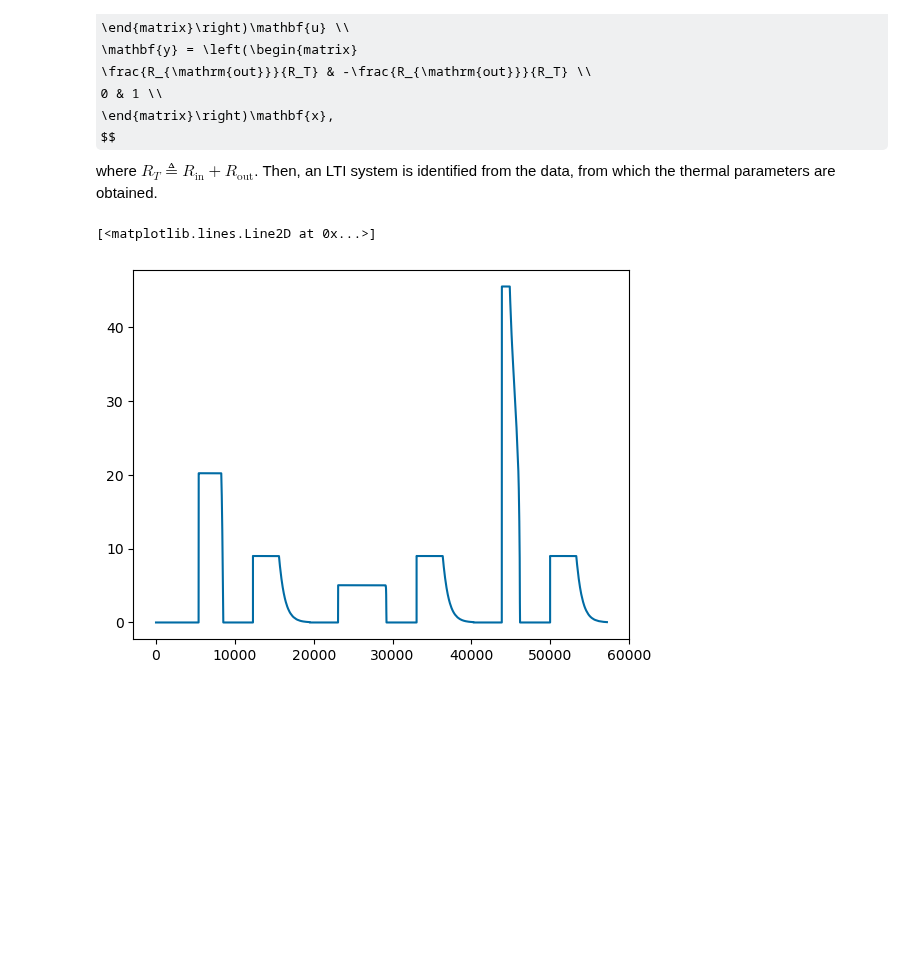
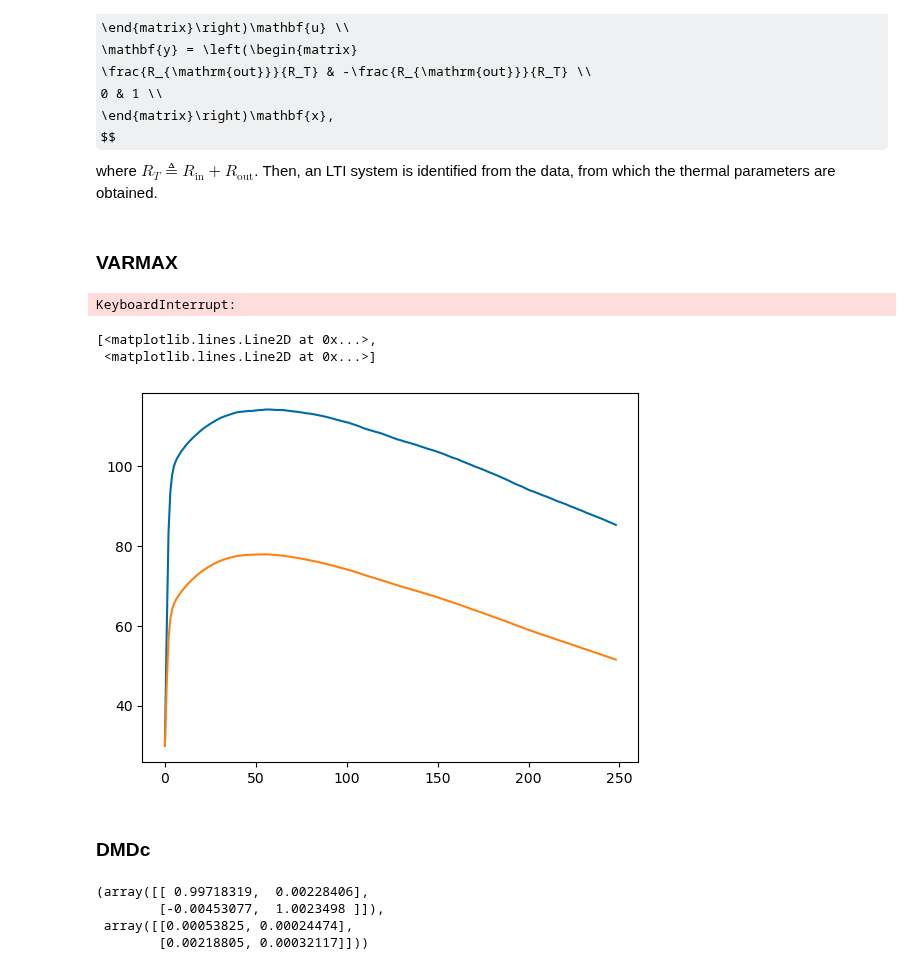
Before and after one commit to prognostics-lab/lion, a Jupyter notebook: data_raw/240209_temptest_C6B2.ipynb, the cells around one changed output. Drawn from its saved outputs; the diff is of its cells as text; code cells hidden in the pictures; some formulas as TeX source; blank space fills up the shorter version.

Commit message:
Added a DMDc implementation for parameter identification

```diff
--- a/data_raw/240209_temptest_C6B2.ipynb
+++ b/data_raw/240209_temptest_C6B2.ipynb
@@ -276,5 +276,47 @@ gen_heat_segs = [models.generated_heat_from_current(current, temp, soc, INTERNAL
+# %% [markdown]
+### VARMAX
+# %%
+_TRAINING_SEGMENT = -1
+
+endog = np.array([temp_sur_segs[_TRAINING_SEGMENT], temp_air_segs[_TRAINING_SEGMENT]]).T
+exog = np.array([chamber_sp_segs[_TRAINING_SEGMENT], gen_heat_segs[_TRAINING_SEGMENT]]).T
+
+model = VARMAX(endog, exog, (2, 2), measurement_error=True)
+# %%
+res = model.fit(maxiter=1000)
+print(res.summary())
+# %% [output]
+KeyboardInterrupt:
+# %%
+_IDX = 249
+a = res.simulate(_IDX, exog=np.array([chamber_sp_segs[2], gen_heat_segs[2]]).T[:_IDX, :], initial_state=30 * np.ones(8))
 # %%
-plt.plot(gen_heat_segs[-1])
+plt.plot(a)
 # %% [output]
-[<matplotlib.lines.Line2D at 0x...>]
+[<matplotlib.lines.Line2D at 0x...>,
+ <matplotlib.lines.Line2D at 0x...>]
-[figure, old version]
+[figure, new version]
+# %% [markdown]
+### DMDc
+# %%
+_TRAINING_SEGMENT = -1
+
+if isinstance(_TRAINING_SEGMENT, int):
+    states = np.array([temp_sur_segs[_TRAINING_SEGMENT], temp_air_segs[_TRAINING_SEGMENT]])[:, :-1]
+    states_shifted = np.array([temp_sur_segs[_TRAINING_SEGMENT], temp_air_segs[_TRAINING_SEGMENT]])[:, 1:]
+    inputs = np.array([chamber_sp_segs[_TRAINING_SEGMENT], gen_heat_segs[_TRAINING_SEGMENT]])[:, :-1]
+else:
+    states = np.array([np.concatenate(temp_sur_segs[_TRAINING_SEGMENT]), np.concatenate(temp_air_segs[_TRAINING_SEGMENT])])[:, :-1]
+    states_shifted = np.array([np.concatenate(temp_sur_segs[_TRAINING_SEGMENT]), np.concatenate(temp_air_segs[_TRAINING_SEGMENT])])[:, 1:]
+    inputs = np.array([np.concatenate(chamber_sp_segs[_TRAINING_SEGMENT]), np.concatenate(gen_heat_segs[_TRAINING_SEGMENT])])[:, :-1]
+
+
+result = (states_shifted @ np.linalg.pinv(np.vstack((states, inputs))))
+a_mat = result[:, :2]
+b_mat = result[:, 2:]
+a_mat, b_mat
+# %% [output]
+(array([[ 0.99718319,  0.00228406],
+        [-0.00453077,  1.0023498 ]]),
+ array([[0.00053825, 0.00024474],
+        [0.00218805, 0.00032117]]))
```
Also changed, not shown: parts of 3 cells of this notebook.
